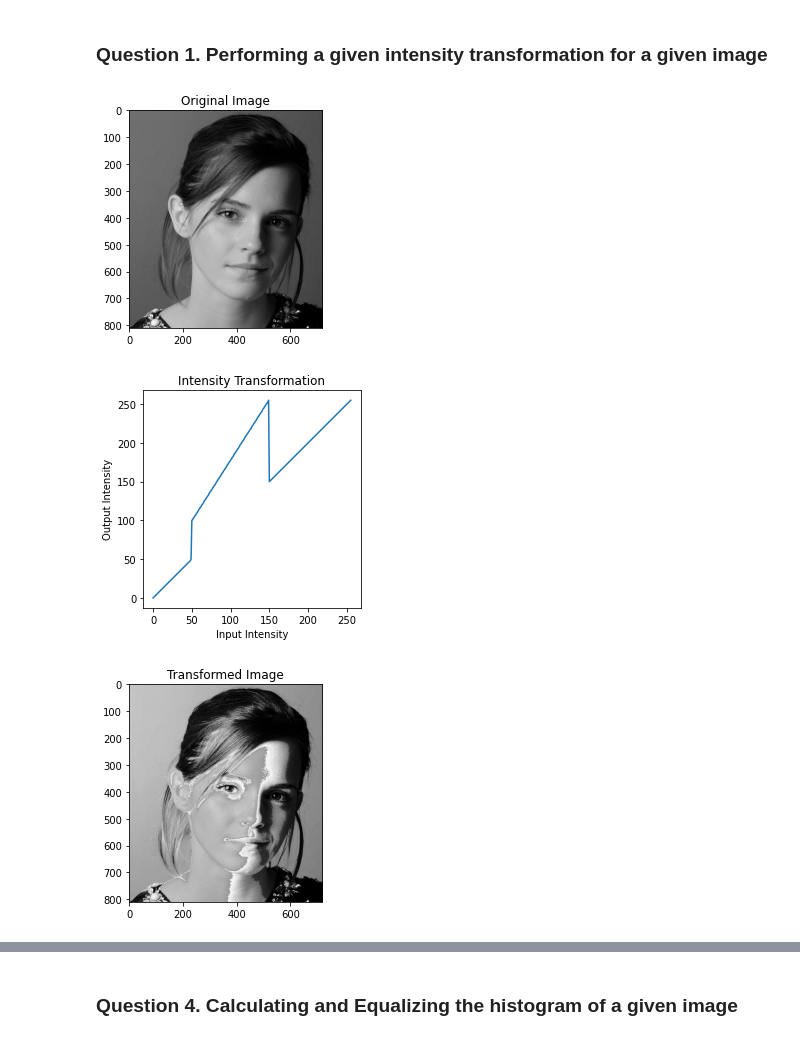
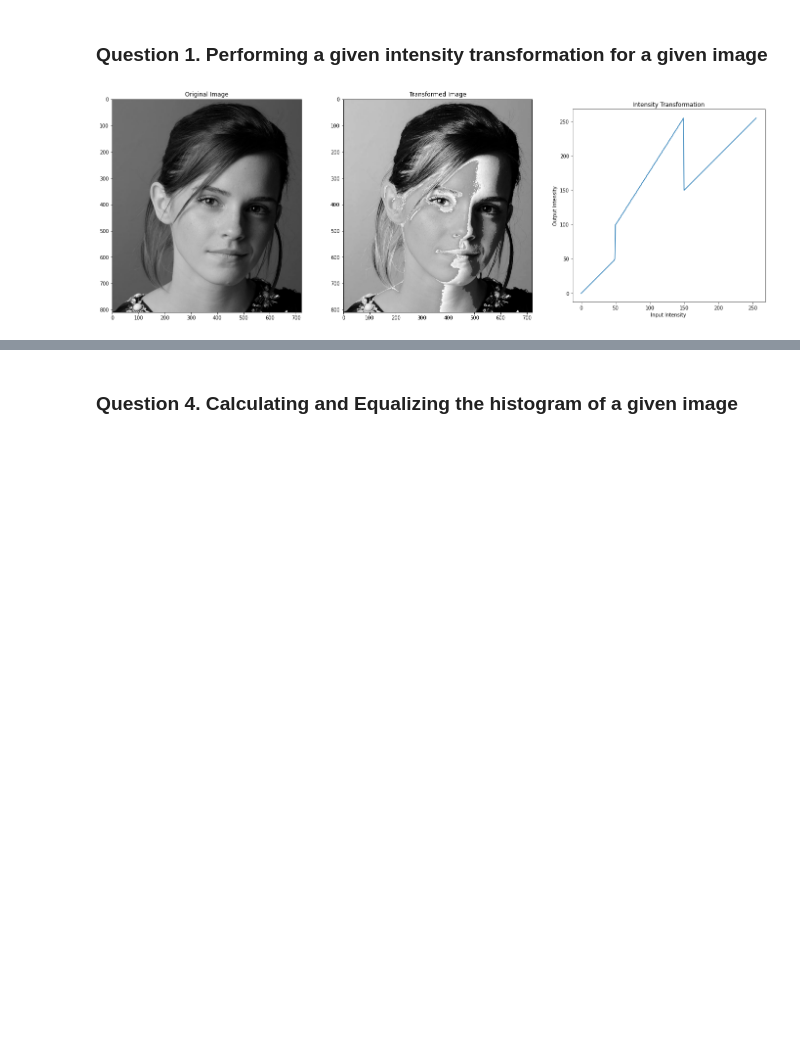
Before and after one commit to K-Thanushan/EN2550-Fundamentals-of-Image-Processing-and-Machine-Vision, a Jupyter notebook: Assignments/Assignment1/EN2550_Assignment1_190621M.ipynb, the cells around one changed output, grey strips where cells are left out. Drawn from its saved outputs; the diff is of its cells as text; code cells hidden in the pictures; blank space fills up the shorter version.

```diff
--- a/Assignments/Assignment1/EN2550_Assignment1_190621M.ipynb
+++ b/Assignments/Assignment1/EN2550_Assignment1_190621M.ipynb
@@ -9,38 +9,37 @@
 # %%
 #Question 1
 import numpy as np
 import cv2 as cv
 import matplotlib.pyplot as plt
 
 #Reading the image and plotting its original version
 Original_image = cv.imread(r'emma_gray.jpg')
 assert Original_image is not None
-Image = cv.cvtColor(Original_image, cv.COLOR_BGR2RGB)
-fig, ax = plt.subplots()
-ax.imshow(Image)
-ax.set_title('Original Image')
-plt.show()
 
 #Performing the given intensity transformation and plotting the transformed image
 t1 = np.linspace(0, 50, 50)
 t2 = np.linspace(100, 255, 100)
 t3 = np.linspace(150, 255, 106)
 t = np.concatenate((t1, t2, t3), axis = 0).astype(np.uint8)
-fig, ax = plt.subplots()
-ax.plot(t)
-ax.set_title('Intensity Transformation')
-ax.set_xlabel('Input Intensity')
-ax.set_ylabel('Output Intensity')
-ax.set_aspect('equal')
+
+#Getting the transformed image
 assert len(t) == 256
 Transformed_image = cv.LUT(Original_image, t)
 assert Transformed_image is not None
-img = cv.cvtColor(Transformed_image, cv.COLOR_BGR2RGB)
-fig, ax = plt.subplots()
-ax.imshow(img)
-ax.set_title('Transformed Image')
+
+#Plotting the Images and the intensity transformation
+Image = cv.cvtColor(Original_image, cv.COLOR_BGR2RGB)
+Img = cv.cvtColor(Transformed_image, cv.COLOR_BGR2RGB)
+fig, ax = plt.subplots(1, 3, figsize = (24,8))
+ax[0].imshow(Image)
+ax[0].set_title('Original Image')
+ax[1].imshow(Img)
+ax[1].set_title('Transformed Image')
+ax[2].plot(t)
+ax[2].set_title('Intensity Transformation')
+ax[2].set_xlabel('Input Intensity')
+ax[2].set_ylabel('Output Intensity')
+ax[2].set_aspect('equal')
 plt.show()
 # %% [output]
-[figure, old version]
+[figure, new version]
-[figure, removed]
-[figure, removed]
```
Also changed, not shown: parts of 3 cells of this notebook.
